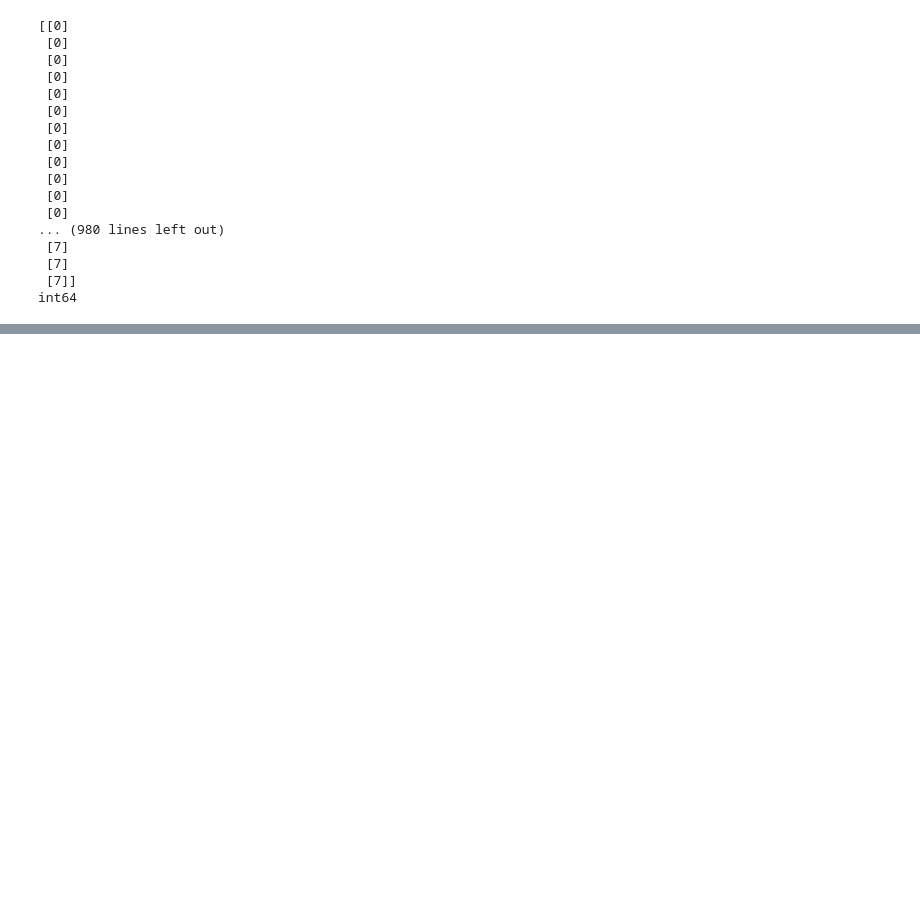
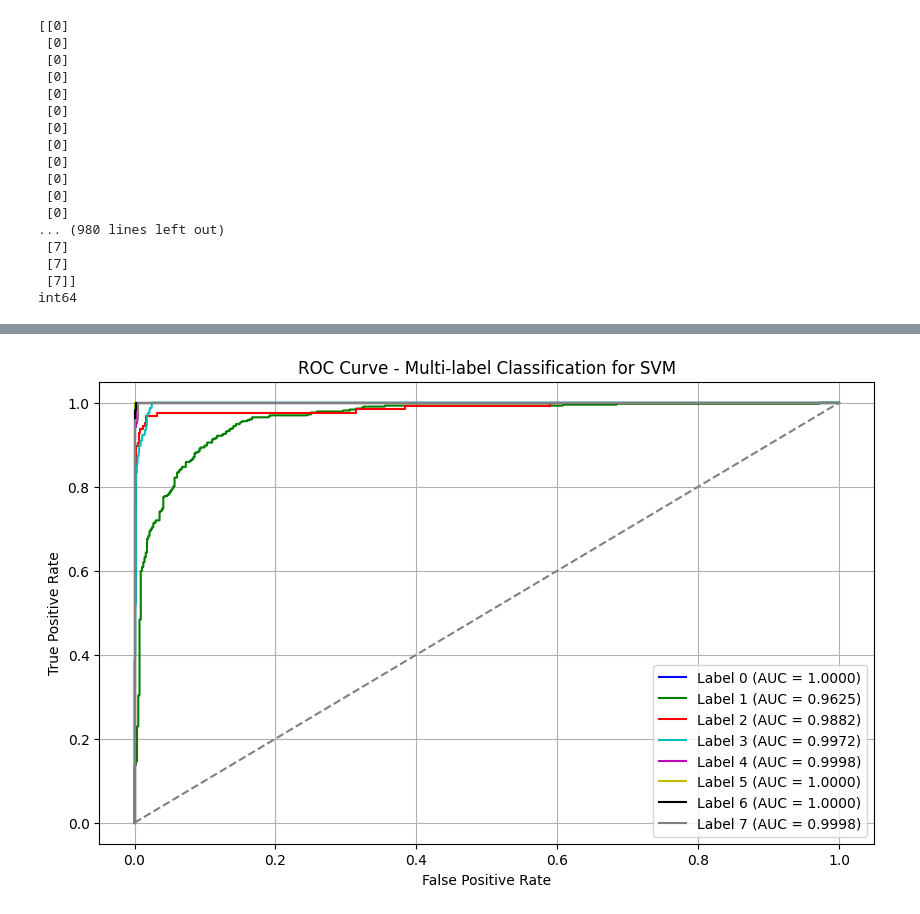
Before and after one commit to abdel-habib/magnification-specific-breast-histopathology-image-classification-using-machine-and-deep-learning, a Jupyter notebook: notebooks/multiple_classifier_old.ipynb, the cells around one changed output, grey strips where cells are left out. Cells and saved outputs as stored; diff of their text form; code cells hidden in the pictures; blank space fills up the shorter version.

```diff
--- a/notebooks/multiple_classifier_old.ipynb
+++ b/notebooks/multiple_classifier_old.ipynb
@@ -378,0 +324,5 @@ compute_roc_curve(Y_t, KNN_predict, 'KNN')
+# %%
+svm_proba = multi_label_classifier_svm.best_estimator.decision_function(X_test)
+compute_roc_curve_proba(Y_t, svm_proba, 'SVM')
+# %% [output]
+[figure, added]
```
Also changed, not shown: parts of 11 cells of this notebook, 1 other file.
